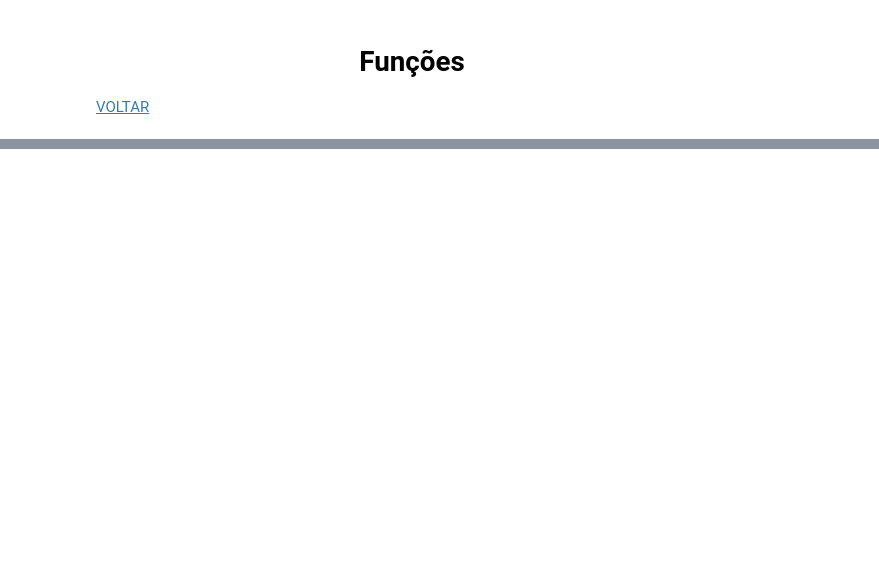
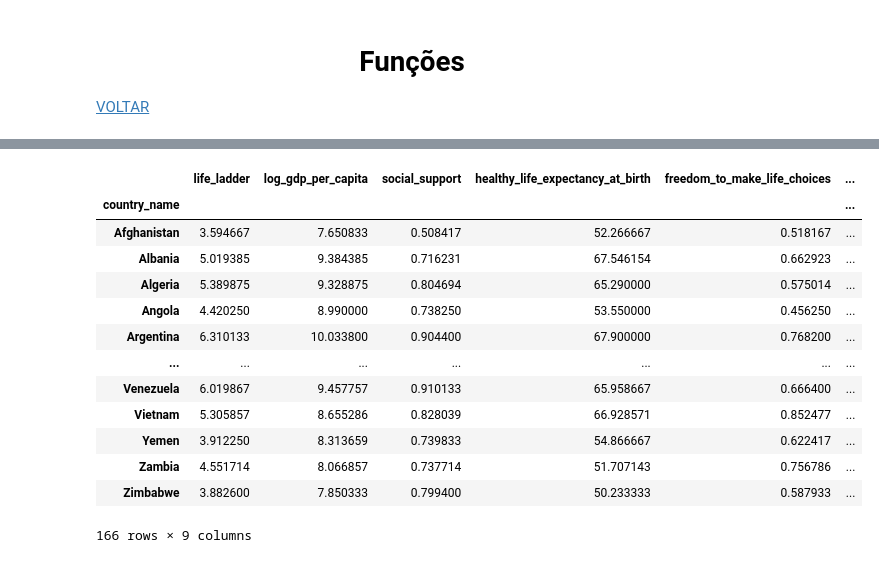
Before and after one commit to anamariapego/AnaliseExploratoria_SocioEconomico, a Jupyter notebook: 02-CodigoFonte/01-Processsamento&EngenhariaDeDados/Processamento&EngenhariaDados.ipynb, the cells around one changed output, grey strips where cells are left out. Drawn from its saved outputs; the diff is of its cells as text; code cells hidden in the pictures; blank space fills up the shorter version.

```diff
--- a/02-CodigoFonte/01-Processsamento&EngenhariaDeDados/Processamento&EngenhariaDados.ipynb
+++ b/02-CodigoFonte/01-Processsamento&EngenhariaDeDados/Processamento&EngenhariaDados.ipynb
@@ -190,0 +307,17 @@ https://www.linkedin.com/pulse/traduzindo-dados-pandasdataframe-com-google-trans
+# %%
+data_socio.loc[:, data_socio.columns != 'year'].groupby('country_name').mean()
+# %% [output]
+|  | life_ladder | log_gdp_per_capita | social_support | healthy_life_expectancy_at_birth | freedom_to_make_life_choices | ... |
+| country_name |  |  |  |  |  | ... |
+| Afghanistan | 3.594667 | 7.650833 | 0.508417 | 52.266667 | 0.518167 | ... |
+| Albania | 5.019385 | 9.384385 | 0.716231 | 67.546154 | 0.662923 | ... |
+| Algeria | 5.389875 | 9.328875 | 0.804694 | 65.290000 | 0.575014 | ... |
+| Angola | 4.420250 | 8.990000 | 0.738250 | 53.550000 | 0.456250 | ... |
+| Argentina | 6.310133 | 10.033800 | 0.904400 | 67.900000 | 0.768200 | ... |
+| ... | ... | ... | ... | ... | ... | ... |
+| Venezuela | 6.019867 | 9.457757 | 0.910133 | 65.958667 | 0.666400 | ... |
+| Vietnam | 5.305857 | 8.655286 | 0.828039 | 66.928571 | 0.852477 | ... |
+| Yemen | 3.912250 | 8.313659 | 0.739833 | 54.866667 | 0.622417 | ... |
+| Zambia | 4.551714 | 8.066857 | 0.737714 | 51.707143 | 0.756786 | ... |
+| Zimbabwe | 3.882600 | 7.850333 | 0.799400 | 50.233333 | 0.587933 | ... |
+166 rows × 9 columns
```
Also changed, not shown: parts of 48 cells of this notebook.
